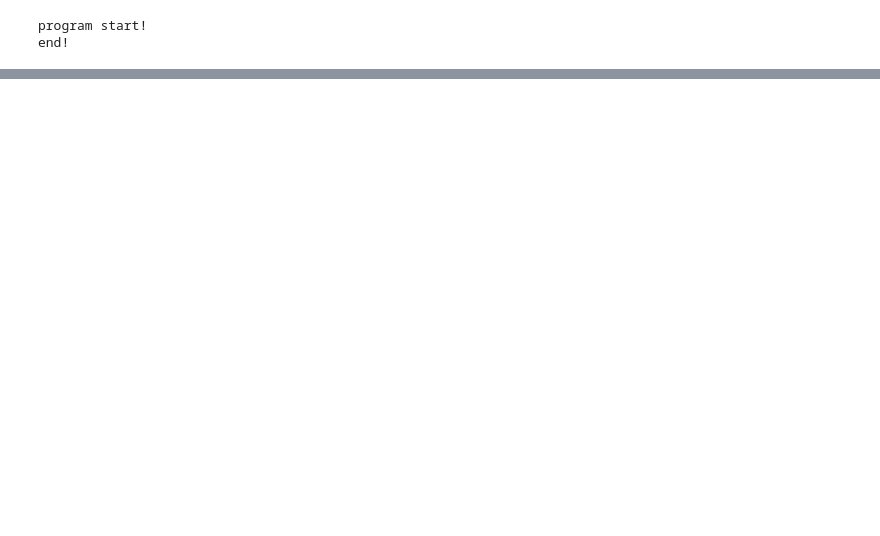
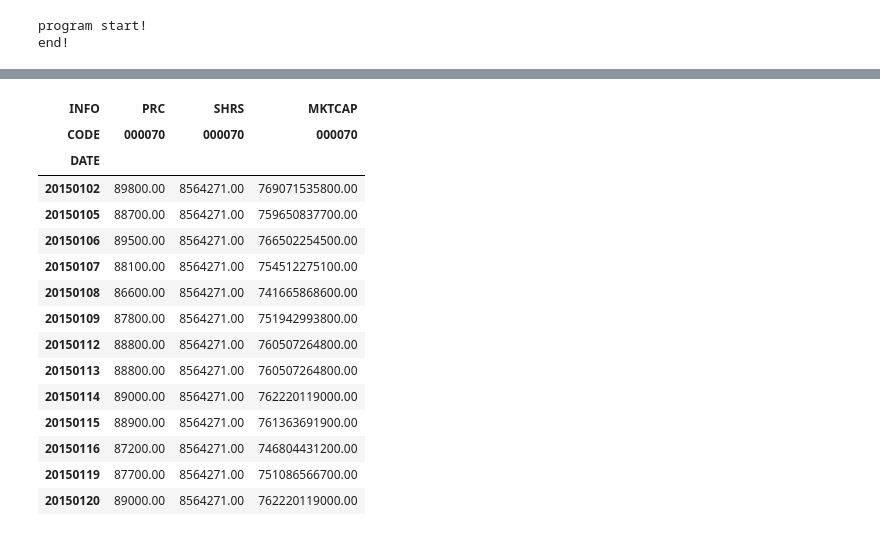
Before and after one commit to sunkism/pyproj, a Jupyter notebook: index/data_handling.ipynb, the cells around one changed output, grey strips where cells are left out. Saved outputs shown, nothing was run; the diff lists cells and outputs as text; code cells hidden in the pictures; blank space fills up the shorter version.

```diff
--- a/index/data_handling.ipynb
+++ b/index/data_handling.ipynb
@@ -2,6 +2,9 @@
 import sys
 import pandas as pd
 import numpy as np
+
+# full number 보이게 하기
+pd.options.display.float_format = "{:.f}".format
 
 in_file = 'historydata.xlsx'
 
@@ -17,3 +20,4 @@ df[cols] = df[cols].apply(pd.to_numeric, errors='coerce')
 df1 = df.drop('NAME',axis=1)
 df1.set_index(['DATE','CODE'], inplace=True)
 df1 = df1.unstack(level=1)
+df1.columns.set_names('INFO',level = 0,inplace=True)
@@ -45,0 +67,40 @@ G = df1.loc[:'20150120',idx[['PRC','SHRS'], ['000070','024720'] ]]
+# %%
+# 시가총액 계산
+# 계산은 쉽다. but...만든결과를 df1에 추가하는게 좀 까다롭다. multilevel columns를 이용한게 원인인듯하다.
+# Multilevel column이라 그런지..일반적인 방식으론 새로운 열을 df1에 바로 추가할 수 없다. ㅜㅜ
+# 우선 df1과 동일한 column정보를 가지도록 MKTCAP을 구하고,
+# concat으로 합친다...
+# 좀더 효율적인 방식은 나중에 알아보자
+
+# 우선 MKTCAP 계산
+MKTCAP = df1['PRC'].mul(df1['SHRS'])
+# 위의 결과는 Multilevel columns가 아니다. 그냥 종목코드만 컬럼
+# 종목코드는 level 1로 두고, 'MKTCAP'을 level 0로 세팅!
+MKTCAP.columns = pd.MultiIndex.from_product([['MKTCAP'],MKTCAP.columns])
+
+# df1, MKT의 컬럼명도 동일하게!
+MKTCAP.columns.set_names(df1.columns.names, inplace=True)
+
+# concat을 이용하여 병합!
+df1 = pd.concat([df1,MKTCAP],axis=1)
+# %%
+pd.options.display.float_format = "{:.2f}".format
+idx = pd.IndexSlice
+df1.loc[:'20150120',idx[['PRC','SHRS','MKTCAP'], ['000070']]]
+# %% [output]
+| INFO | PRC | SHRS | MKTCAP |
+| CODE | 000070 | 000070 | 000070 |
+| DATE |  |  |  |
+| 20150102 | 89800.00 | 8564271.00 | 769071535800.00 |
+| 20150105 | 88700.00 | 8564271.00 | 759650837700.00 |
+| 20150106 | 89500.00 | 8564271.00 | 766502254500.00 |
+| 20150107 | 88100.00 | 8564271.00 | 754512275100.00 |
+| 20150108 | 86600.00 | 8564271.00 | 741665868600.00 |
+| 20150109 | 87800.00 | 8564271.00 | 751942993800.00 |
+| 20150112 | 88800.00 | 8564271.00 | 760507264800.00 |
+| 20150113 | 88800.00 | 8564271.00 | 760507264800.00 |
+| 20150114 | 89000.00 | 8564271.00 | 762220119000.00 |
+| 20150115 | 88900.00 | 8564271.00 | 761363691900.00 |
+| 20150116 | 87200.00 | 8564271.00 | 746804431200.00 |
+| 20150119 | 87700.00 | 8564271.00 | 751086566700.00 |
+| 20150120 | 89000.00 | 8564271.00 | 762220119000.00 |
```
Also changed, not shown: parts of 10 cells of this notebook.
